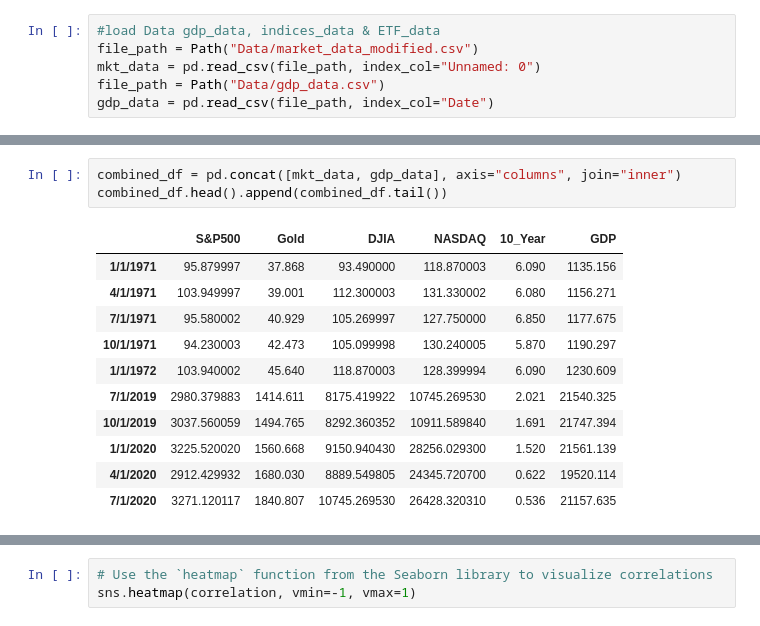
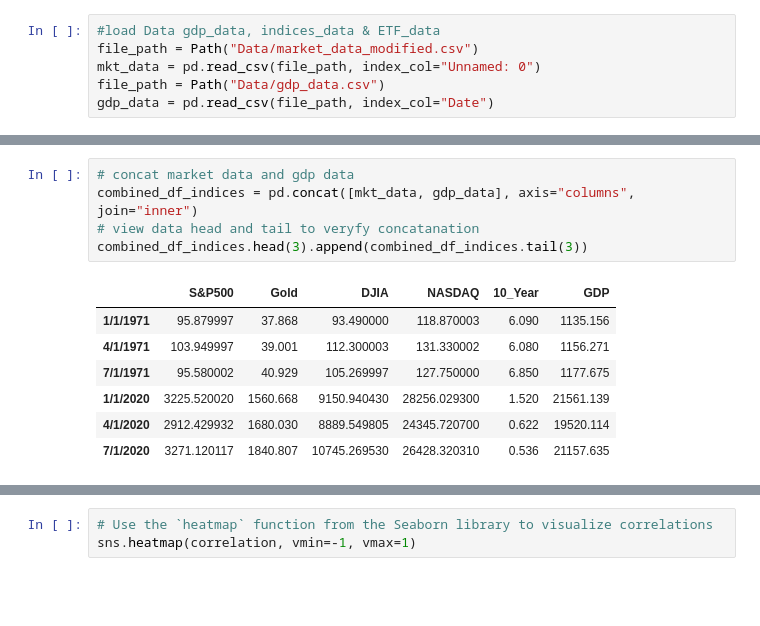
Before and after one commit to Dereksh/GDP-ETFs-and-a-Model-Portfolio, a Jupyter notebook: Main_GDP_vs_Indices.ipynb, the cells around one changed output, grey strips where cells are left out. Drawn from its saved outputs; the diff is of its cells as text; blank space fills up the shorter version.

Commit message:
updated Data folder and Notebook

```diff
--- a/Main_GDP_vs_Indices.ipynb
+++ b/Main_GDP_vs_Indices.ipynb
@@ -52,15 +31,13 @@ gdp_data.head()
 # %%
-combined_df = pd.concat([mkt_data, gdp_data], axis="columns", join="inner")
-combined_df.head().append(combined_df.tail())
+# concat market data and gdp data
+combined_df_indices = pd.concat([mkt_data, gdp_data], axis="columns", join="inner")
+# view data head and tail to veryfy concatanation
+combined_df_indices.head(3).append(combined_df_indices.tail(3))
 # %% [output]
 |  | S&P500 | Gold | DJIA | NASDAQ | 10_Year | GDP |
 | 1/1/1971 | 95.879997 | 37.868 | 93.490000 | 118.870003 | 6.090 | 1135.156 |
 | 4/1/1971 | 103.949997 | 39.001 | 112.300003 | 131.330002 | 6.080 | 1156.271 |
 | 7/1/1971 | 95.580002 | 40.929 | 105.269997 | 127.750000 | 6.850 | 1177.675 |
-| 10/1/1971 | 94.230003 | 42.473 | 105.099998 | 130.240005 | 5.870 | 1190.297 |
-| 1/1/1972 | 103.940002 | 45.640 | 118.870003 | 128.399994 | 6.090 | 1230.609 |
-| 7/1/2019 | 2980.379883 | 1414.611 | 8175.419922 | 10745.269530 | 2.021 | 21540.325 |
-| 10/1/2019 | 3037.560059 | 1494.765 | 8292.360352 | 10911.589840 | 1.691 | 21747.394 |
 | 1/1/2020 | 3225.520020 | 1560.668 | 9150.940430 | 28256.029300 | 1.520 | 21561.139 |
 | 4/1/2020 | 2912.429932 | 1680.030 | 8889.549805 | 24345.720700 | 0.622 | 19520.114 |
 | 7/1/2020 | 3271.120117 | 1840.807 | 10745.269530 | 26428.320310 | 0.536 | 21157.635 |
```
Also changed, not shown: parts of 87 cells of this notebook, 2 other files.
